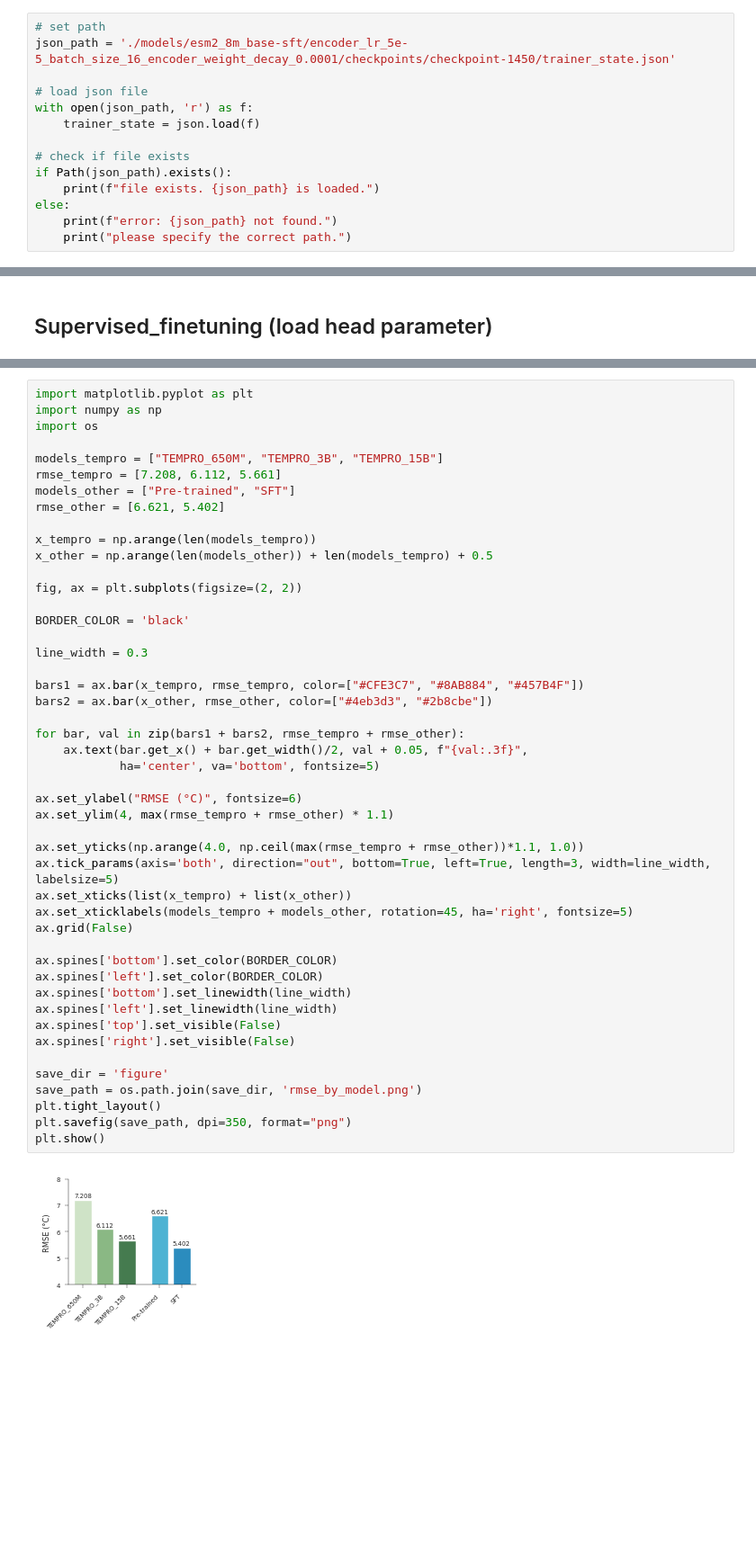
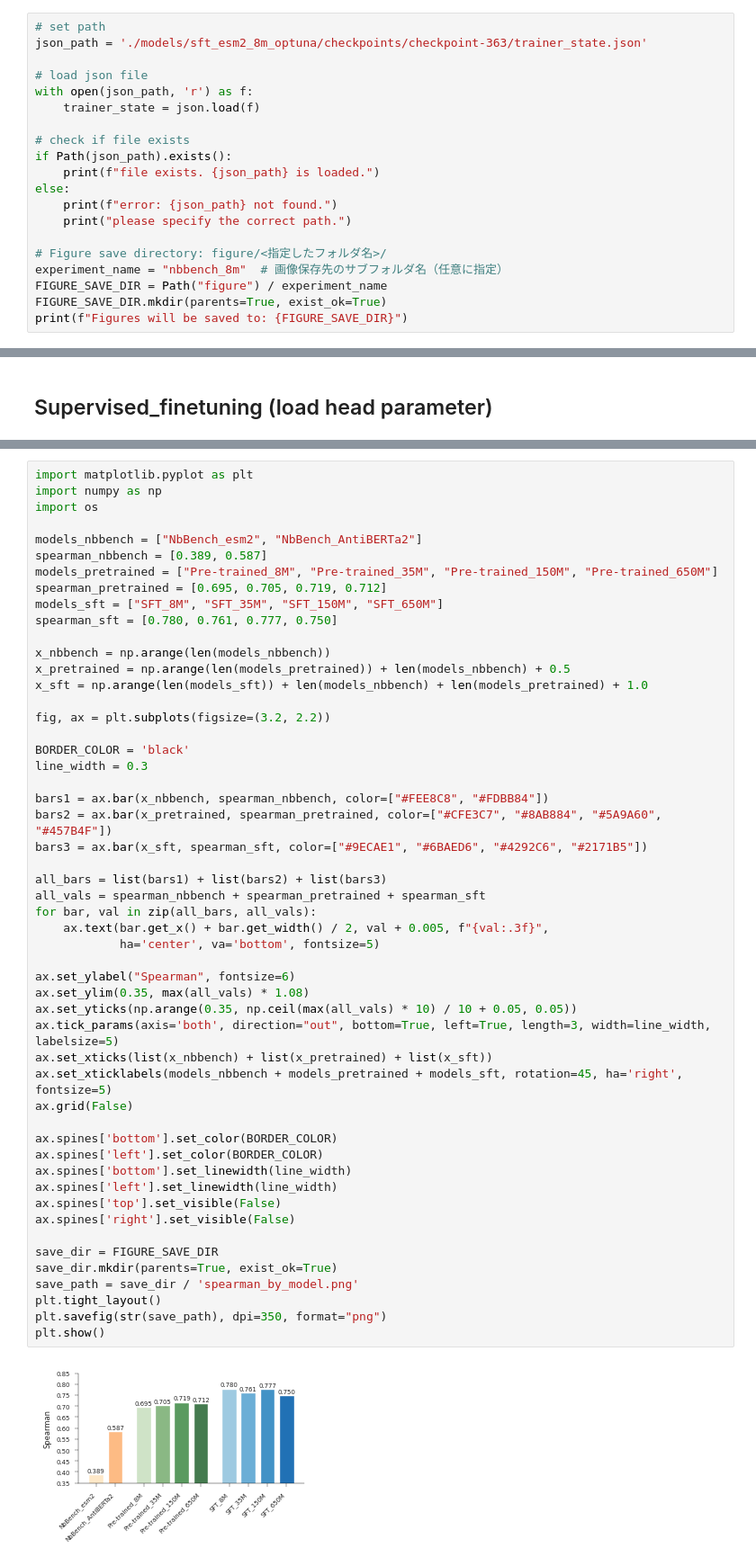
Before and after one commit to matsunagalab/paper_nanobody-thermostability-sae, a Jupyter notebook: supervised_finetuning/analyze_plm_sft.ipynb, the cells around one changed output, grey strips where cells are left out. Shown at 90% size. Drawn from its saved outputs; the diff is of its cells as text; blank space fills up the shorter version.

```diff
--- a/supervised_finetuning/analyze_plm_sft.ipynb
+++ b/supervised_finetuning/analyze_plm_sft.ipynb
@@ -7,7 +7,7 @@ import numpy as np
 from pathlib import Path
 # %%
 # set path
-json_path = './models/esm2_8m_base-sft/encoder_lr_5e-5_batch_size_16_encoder_weight_decay_0.0001/checkpoints/checkpoint-1450/trainer_state.json'
+json_path = './models/sft_esm2_8m_optuna/checkpoints/checkpoint-363/trainer_state.json'
 
 # load json file
 with open(json_path, 'r') as f:
@@ -19,4 +19,10 @@ if Path(json_path).exists():
 else:
     print(f"error: {json_path} not found.")
     print("please specify the correct path.")
+
+# Figure save directory: figure/<指定したフォルダ名>/
+experiment_name = "nbbench_8m"  # 画像保存先のサブフォルダ名（任意に指定）
+FIGURE_SAVE_DIR = Path("figure") / experiment_name
+FIGURE_SAVE_DIR.mkdir(parents=True, exist_ok=True)
+print(f"Figures will be saved to: {FIGURE_SAVE_DIR}")
 # %% [output]
@@ -733,49 +625,54 @@ plt.show()
 # %%
 import matplotlib.pyplot as plt
 import numpy as np
 import os
 
-models_tempro = ["TEMPRO_650M", "TEMPRO_3B", "TEMPRO_15B"]
-rmse_tempro = [7.208, 6.112, 5.661]
-models_other = ["Pre-trained", "SFT"]
-rmse_other = [6.621, 5.402]
+models_nbbench = ["NbBench_esm2", "NbBench_AntiBERTa2"]
+spearman_nbbench = [0.389, 0.587]
+models_pretrained = ["Pre-trained_8M", "Pre-trained_35M", "Pre-trained_150M", "Pre-trained_650M"]
+spearman_pretrained = [0.695, 0.705, 0.719, 0.712]
+models_sft = ["SFT_8M", "SFT_35M", "SFT_150M", "SFT_650M"]
+spearman_sft = [0.780, 0.761, 0.777, 0.750]
 
-x_tempro = np.arange(len(models_tempro))
-x_other = np.arange(len(models_other)) + len(models_tempro) + 0.5
+x_nbbench = np.arange(len(models_nbbench))
+x_pretrained = np.arange(len(models_pretrained)) + len(models_nbbench) + 0.5
+x_sft = np.arange(len(models_sft)) + len(models_nbbench) + len(models_pretrained) + 1.0
 
-fig, ax = plt.subplots(figsize=(2, 2))
+fig, ax = plt.subplots(figsize=(3.2, 2.2))
 
 BORDER_COLOR = 'black'
-
 line_width = 0.3
 
-bars1 = ax.bar(x_tempro, rmse_tempro, color=["#CFE3C7", "#8AB884", "#457B4F"])
-bars2 = ax.bar(x_other, rmse_other, color=["#4eb3d3", "#2b8cbe"])
+bars1 = ax.bar(x_nbbench, spearman_nbbench, color=["#FEE8C8", "#FDBB84"])
+bars2 = ax.bar(x_pretrained, spearman_pretrained, color=["#CFE3C7", "#8AB884", "#5A9A60", "#457B4F"])
+bars3 = ax.bar(x_sft, spearman_sft, color=["#9ECAE1", "#6BAED6", "#4292C6", "#2171B5"])
 
-for bar, val in zip(bars1 + bars2, rmse_tempro + rmse_other):
-    ax.text(bar.get_x() + bar.get_width()/2, val + 0.05, f"{val:.3f}",
+all_bars = list(bars1) + list(bars2) + list(bars3)
+all_vals = spearman_nbbench + spearman_pretrained + spearman_sft
+for bar, val in zip(all_bars, all_vals):
+    ax.text(bar.get_x() + bar.get_width() / 2, val + 0.005, f"{val:.3f}",
             ha='center', va='bottom', fontsize=5)
 
-ax.set_ylabel("RMSE (°C)", fontsize=6)
-ax.set_ylim(4, max(rmse_tempro + rmse_other) * 1.1)
-
-ax.set_yticks(np.arange(4.0, np.ceil(max(rmse_tempro + rmse_other))*1.1, 1.0))
+ax.set_ylabel("Spearman", fontsize=6)
+ax.set_ylim(0.35, max(all_vals) * 1.08)
+ax.set_yticks(np.arange(0.35, np.ceil(max(all_vals) * 10) / 10 + 0.05, 0.05))
 ax.tick_params(axis='both', direction="out", bottom=True, left=True, length=3, width=line_width, labelsize=5)
-ax.set_xticks(list(x_tempro) + list(x_other))
-ax.set_xticklabels(models_tempro + models_other, rotation=45, ha='right', fontsize=5)
+ax.set_xticks(list(x_nbbench) + list(x_pretrained) + list(x_sft))
+ax.set_xticklabels(models_nbbench + models_pretrained + models_sft, rotation=45, ha='right', fontsize=5)
 ax.grid(False)
 
 ax.spines['bottom'].set_color(BORDER_COLOR)
 ax.spines['left'].set_color(BORDER_COLOR)
 ax.spines['bottom'].set_linewidth(line_width)
 ax.spines['left'].set_linewidth(line_width)
 ax.spines['top'].set_visible(False)
 ax.spines['right'].set_visible(False)
 
-save_dir = 'figure'
-save_path = os.path.join(save_dir, 'rmse_by_model.png')
+save_dir = FIGURE_SAVE_DIR
+save_dir.mkdir(parents=True, exist_ok=True)
+save_path = save_dir / 'spearman_by_model.png'
 plt.tight_layout()
-plt.savefig(save_path, dpi=350, format="png")
+plt.savefig(str(save_path), dpi=350, format="png")
 plt.show()
 # %% [output]
-[figure, old version]
+[figure, new version]
```
Also changed, not shown: parts of 20 cells of this notebook, 6 other files.
